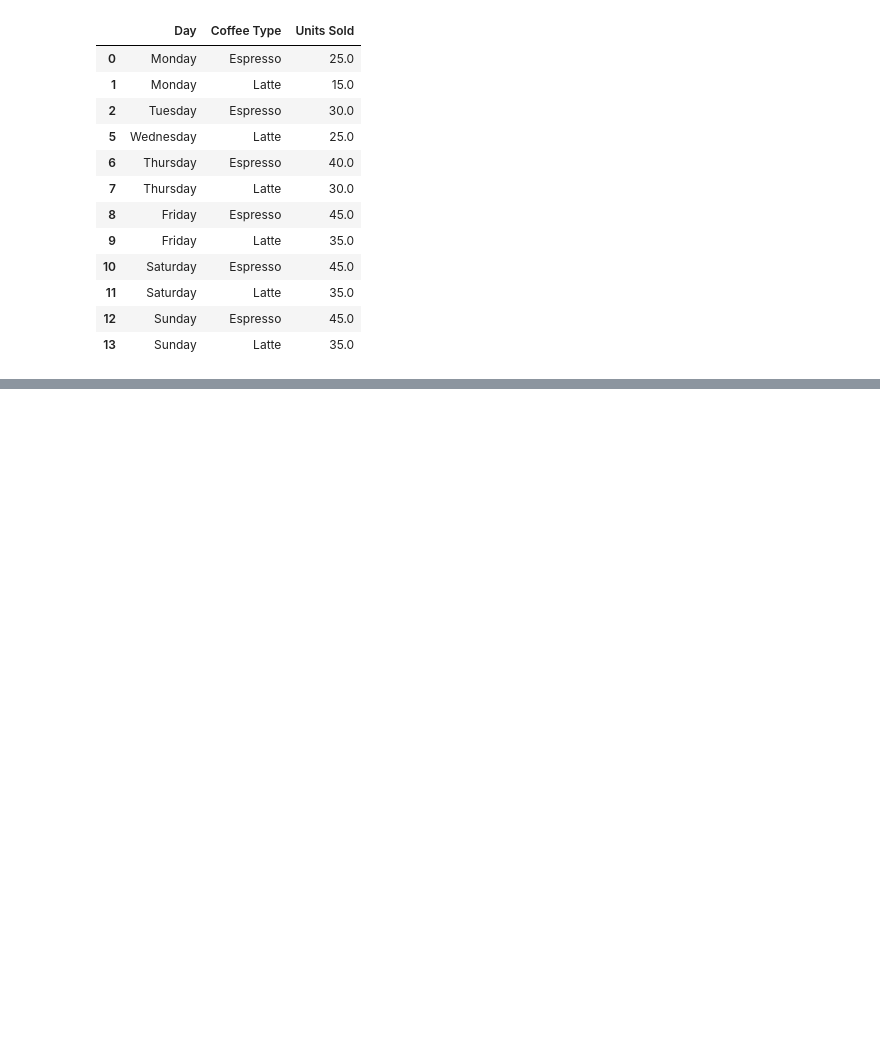
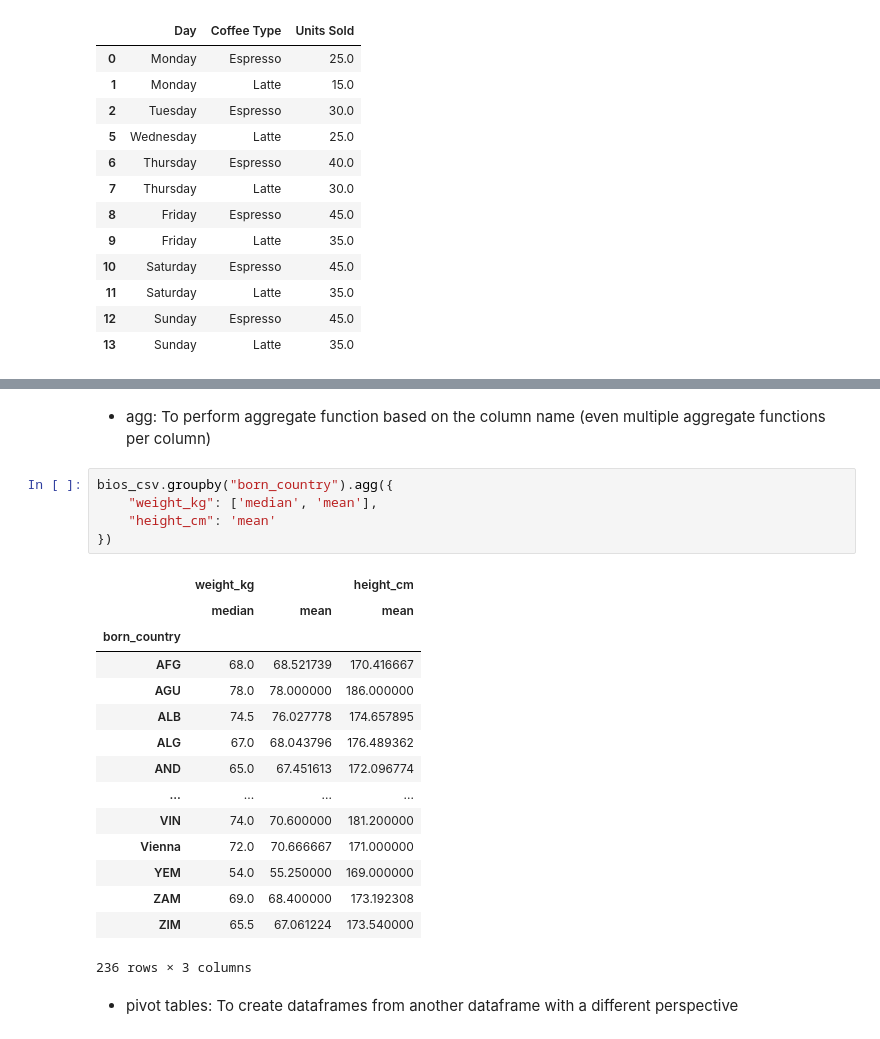
Before and after one commit to pranavsrivatsav/python-fundamentals, a Jupyter notebook: 35-pandas/pandas-basics.ipynb, the cells around one changed output, grey strips where cells are left out. Cells and saved outputs as stored; diff of their text form; blank space fills up the shorter version.

```diff
--- a/35-pandas/pandas-basics.ipynb
+++ b/35-pandas/pandas-basics.ipynb
@@ -945,0 +1096,25 @@ memory usage: 468.0+ bytes
+# %% [markdown]
+- agg: To perform aggregate function based on the column name (even multiple aggregate functions per column)
+# %%
+bios_csv.groupby("born_country").agg({
+    "weight_kg": ['median', 'mean'],
+    "height_cm": 'mean'
+})
+# %% [output]
+|  | weight_kg |  | height_cm |
+|  | median | mean | mean |
+| born_country |  |  |  |
+| AFG | 68.0 | 68.521739 | 170.416667 |
+| AGU | 78.0 | 78.000000 | 186.000000 |
+| ALB | 74.5 | 76.027778 | 174.657895 |
+| ALG | 67.0 | 68.043796 | 176.489362 |
+| AND | 65.0 | 67.451613 | 172.096774 |
+| ... | ... | ... | ... |
+| VIN | 74.0 | 70.600000 | 181.200000 |
+| Vienna | 72.0 | 70.666667 | 171.000000 |
+| YEM | 54.0 | 55.250000 | 169.000000 |
+| ZAM | 69.0 | 68.400000 | 173.192308 |
+| ZIM | 65.5 | 67.061224 | 173.540000 |
+236 rows × 3 columns
+# %% [markdown]
+- pivot tables: To create dataframes from another dataframe with a different perspective
```
Also changed, not shown: parts of 36 cells of this notebook.
